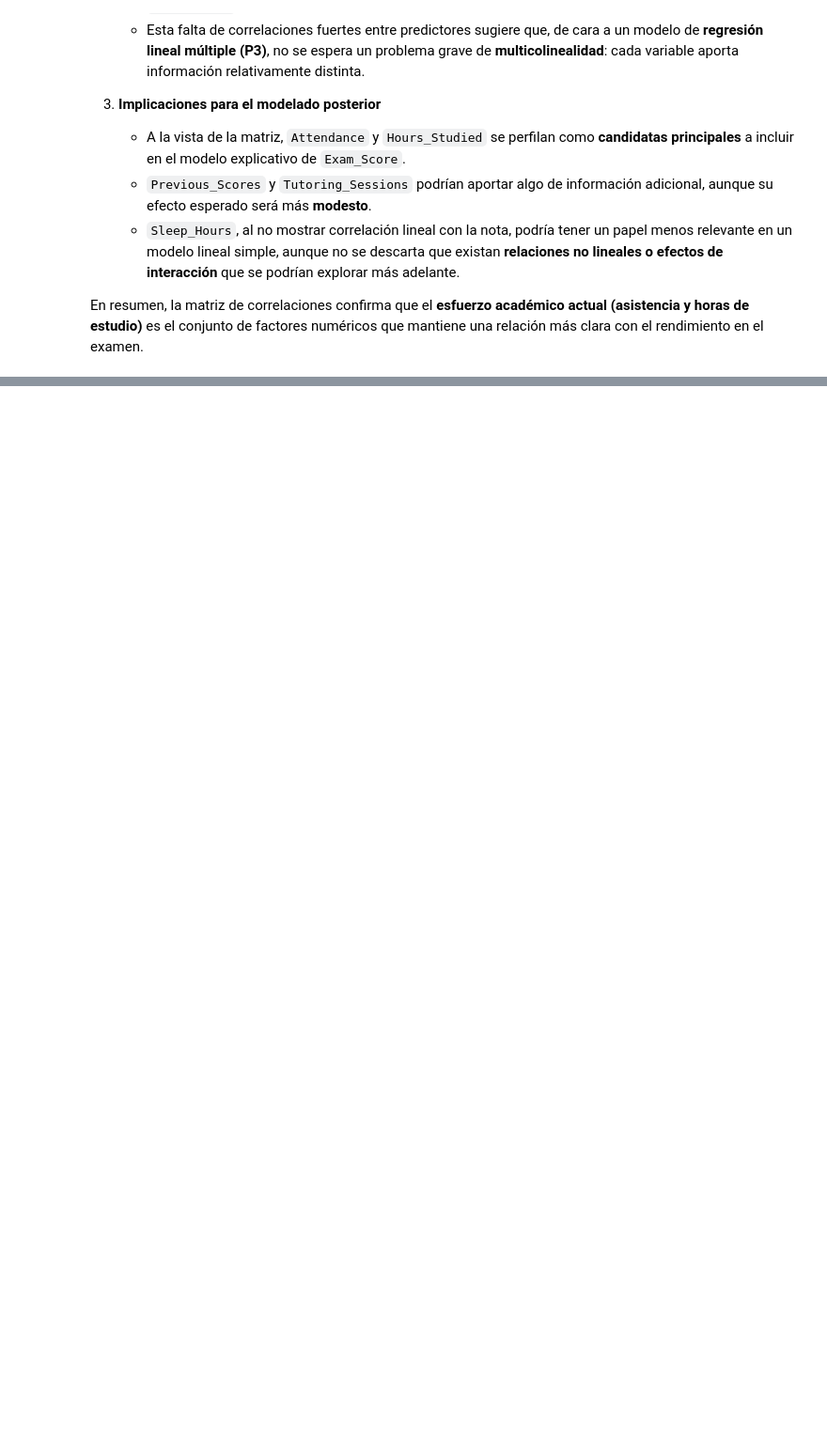
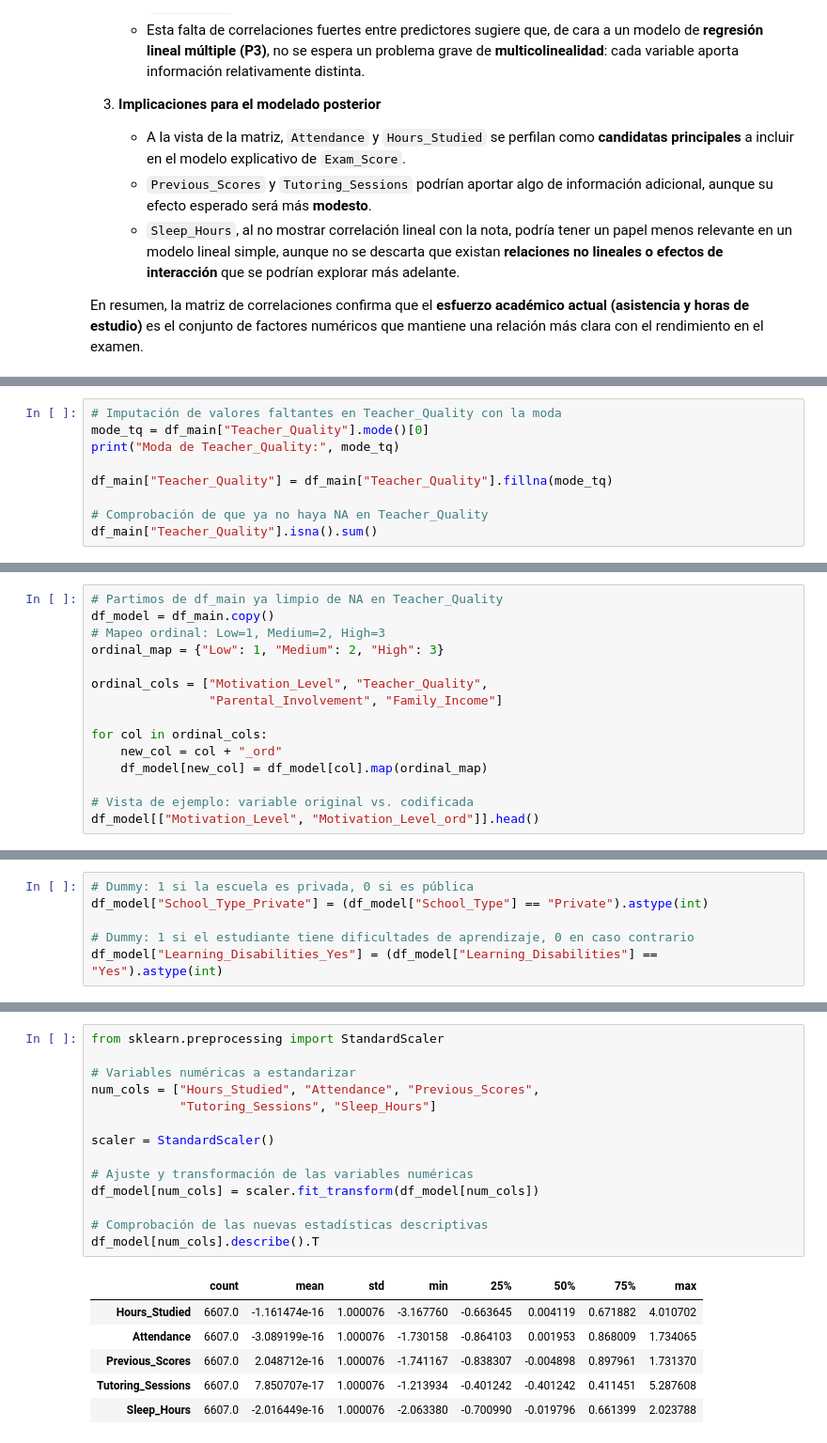
Before and after one commit to Ray-M05/Student-Performance-Predictor, a Jupyter notebook: StudentPerformance.ipynb, the cells around one changed output, grey strips where cells are left out. Shown at 94% size. Saved outputs shown, nothing was run; the diff lists cells and outputs as text; blank space fills up the shorter version.

```diff
--- a/StudentPerformance.ipynb
+++ b/StudentPerformance.ipynb
@@ -632,0 +678,9 @@ En resumen, la matriz de correlaciones confirma que el **esfuerzo académico act
+# %%
+# Imputación de valores faltantes en Teacher_Quality con la moda
+mode_tq = df_main["Teacher_Quality"].mode()[0]
+print("Moda de Teacher_Quality:", mode_tq)
+
+df_main["Teacher_Quality"] = df_main["Teacher_Quality"].fillna(mode_tq)
+
+# Comprobación de que ya no haya NA en Teacher_Quality
+df_main["Teacher_Quality"].isna().sum()
@@ -632,0 +721,15 @@ En resumen, la matriz de correlaciones confirma que el **esfuerzo académico act
+# %%
+# Partimos de df_main ya limpio de NA en Teacher_Quality
+df_model = df_main.copy()
+# Mapeo ordinal: Low=1, Medium=2, High=3
+ordinal_map = {"Low": 1, "Medium": 2, "High": 3}
+
+ordinal_cols = ["Motivation_Level", "Teacher_Quality",
+                "Parental_Involvement", "Family_Income"]
+
+for col in ordinal_cols:
+    new_col = col + "_ord"
+    df_model[new_col] = df_model[col].map(ordinal_map)
+
+# Vista de ejemplo: variable original vs. codificada
+df_model[["Motivation_Level", "Motivation_Level_ord"]].head()
@@ -632,0 +760,6 @@ En resumen, la matriz de correlaciones confirma que el **esfuerzo académico act
+# %%
+# Dummy: 1 si la escuela es privada, 0 si es pública
+df_model["School_Type_Private"] = (df_model["School_Type"] == "Private").astype(int)
+
+# Dummy: 1 si el estudiante tiene dificultades de aprendizaje, 0 en caso contrario
+df_model["Learning_Disabilities_Yes"] = (df_model["Learning_Disabilities"] == "Yes").astype(int)
@@ -632,0 +811,21 @@ En resumen, la matriz de correlaciones confirma que el **esfuerzo académico act
+# %%
+from sklearn.preprocessing import StandardScaler
+
+# Variables numéricas a estandarizar
+num_cols = ["Hours_Studied", "Attendance", "Previous_Scores",
+            "Tutoring_Sessions", "Sleep_Hours"]
+
+scaler = StandardScaler()
+
+# Ajuste y transformación de las variables numéricas
+df_model[num_cols] = scaler.fit_transform(df_model[num_cols])
+
+# Comprobación de las nuevas estadísticas descriptivas
+df_model[num_cols].describe().T
+# %% [output]
+|  | count | mean | std | min | 25% | 50% | 75% | max |
+| Hours_Studied | 6607.0 | -1.161474e-16 | 1.000076 | -3.167760 | -0.663645 | 0.004119 | 0.671882 | 4.010702 |
+| Attendance | 6607.0 | -3.089199e-16 | 1.000076 | -1.730158 | -0.864103 | 0.001953 | 0.868009 | 1.734065 |
+| Previous_Scores | 6607.0 | 2.048712e-16 | 1.000076 | -1.741167 | -0.838307 | -0.004898 | 0.897961 | 1.731370 |
+| Tutoring_Sessions | 6607.0 | 7.850707e-17 | 1.000076 | -1.213934 | -0.401242 | -0.401242 | 0.411451 | 5.287608 |
+| Sleep_Hours | 6607.0 | -2.016449e-16 | 1.000076 | -2.063380 | -0.700990 | -0.019796 | 0.661399 | 2.023788 |
```
Also changed, not shown: parts of 11 cells of this notebook.
